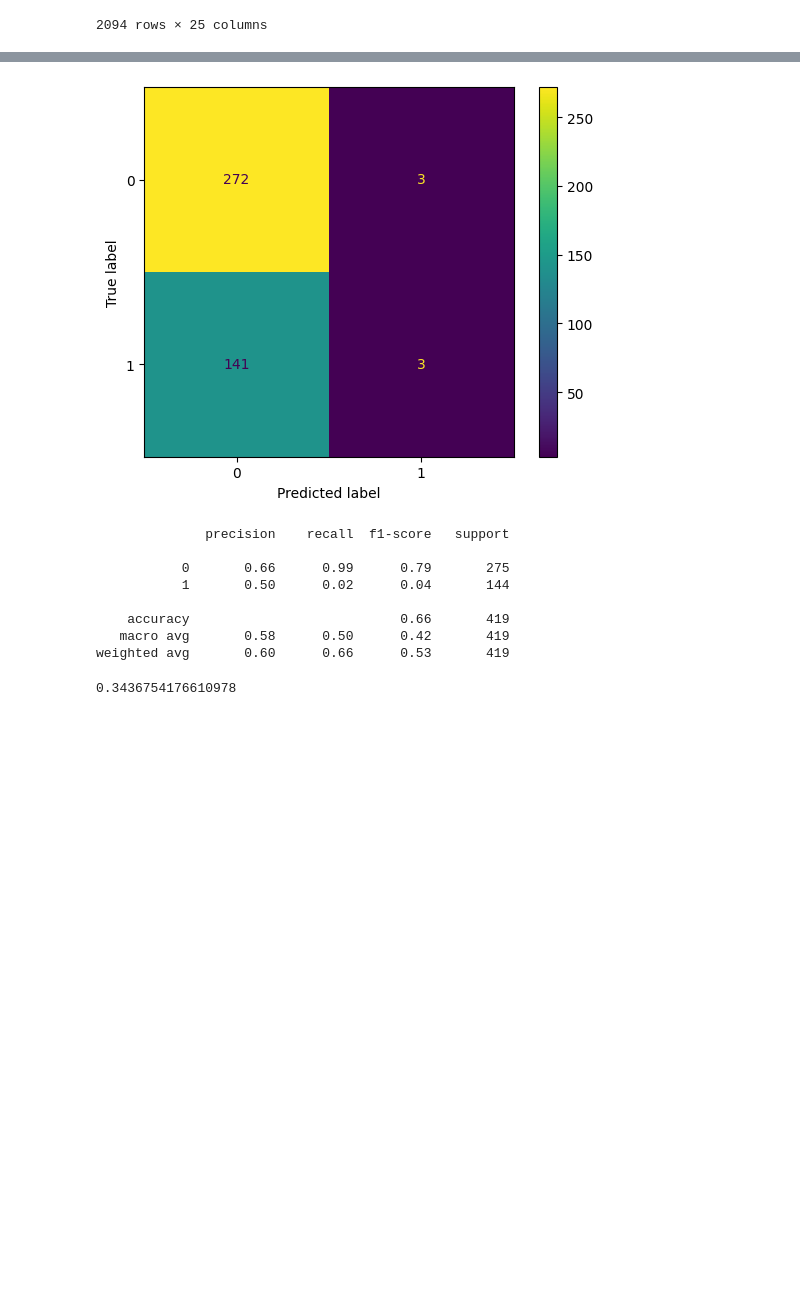
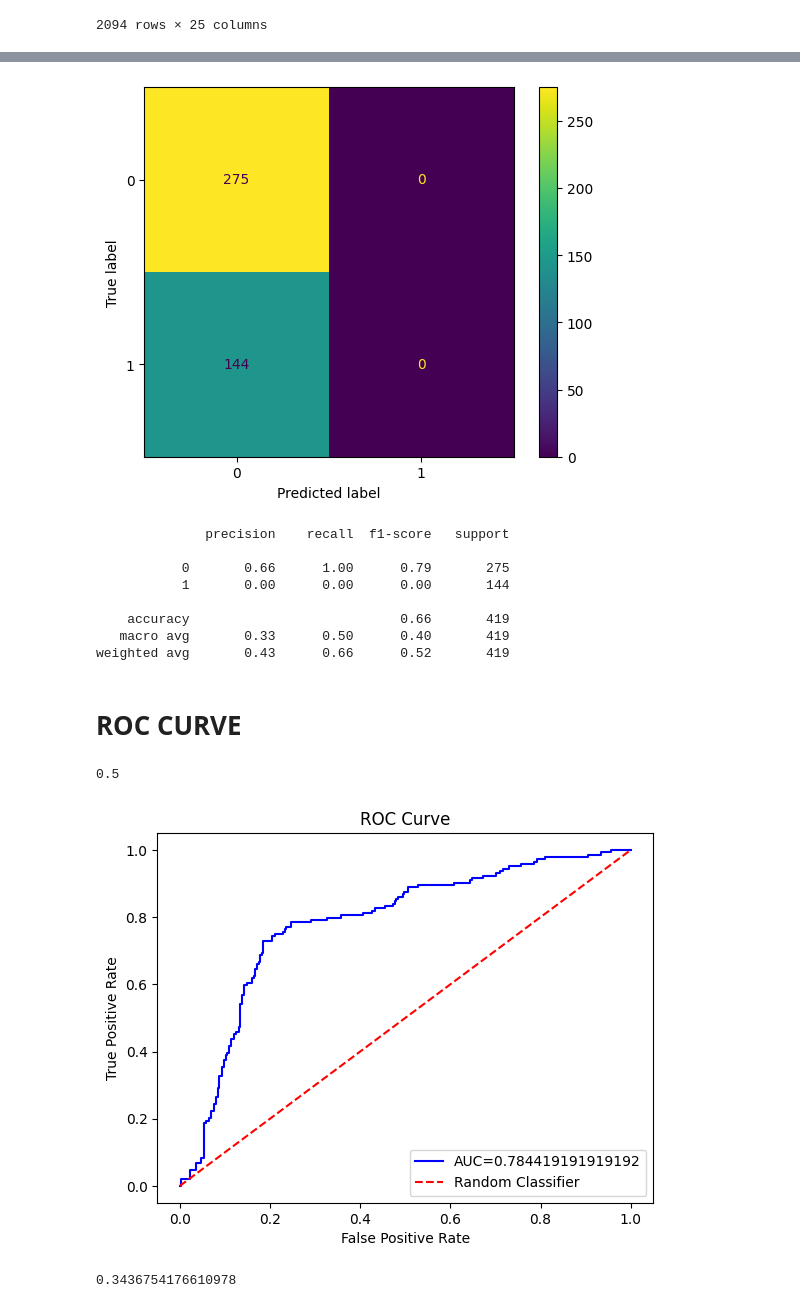
Before and after one commit to AbdulHafidh-AI/INF540-KELOMPOK2-MACHINE_LEARNING_PROJECT, a Jupyter notebook: LoanDefaultPrediction_01.ipynb, the cells around one changed output, grey strips where cells are left out. Cells and saved outputs as stored; diff of their text form; code cells hidden in the pictures; blank space fills up the shorter version.

Commit message:
feat: add ROC curve

```diff
--- a/LoanDefaultPrediction_01.ipynb
+++ b/LoanDefaultPrediction_01.ipynb
@@ -341,7 +349,7 @@ X_train, X_test, y_train, y_test = train_test_split(X, y, test_size=0.2, random_
 from sklearn.linear_model import LogisticRegression
 
 # membuat objek model
-model = LogisticRegression()
+model = LogisticRegression(random_state = 16, solver='liblinear' )
 
 # training model
 model.fit(X_train, y_train)
@@ -364,7 +374,7 @@ disp = ConfusionMatrixDisplay(confusion_matrix=cm, display_labels=model.classes_
 disp.plot()
 plt.show()
 # %% [output]
-[figure, old version]
+[figure, new version]
 # %%
 # Menampilkan classification report
 from sklearn.metrics import classification_report
@@ -373,12 +383,39 @@ print(classification_report(y_test, y_pred))
 # %% [output]
               precision    recall  f1-score   support
 
-           0       0.66      0.99      0.79       275
-           1       0.50      0.02      0.04       144
+           0       0.66      1.00      0.79       275
+           1       0.00      0.00      0.00       144
 
     accuracy                           0.66       419
-   macro avg       0.58      0.50      0.42       419
-weighted avg       0.60      0.66      0.53       419
+   macro avg       0.33      0.50      0.40       419
+weighted avg       0.43      0.66      0.52       419
+# %% [markdown]
+# ROC CURVE
+# %%
+# Menampilkan ROC AUC
+from sklearn.metrics import roc_auc_score
+
+roc_auc_score(y_test, y_pred)
+# %% [output]
+0.5
+# %%
+# Visualisasi ROC AUC
+from sklearn.metrics import plot_roc_curve, auc, roc_curve
+
+prob_estimates = model.predict_proba(X_test)
+fpr, tpr, thresholds = roc_curve(y_test, prob_estimates[:, 1])
+roc_auc = auc(fpr, tpr)
+
+plt.plot(fpr,tpr,'b', label=f'AUC={roc_auc}')
+plt.plot([0,1],[0,1],'r--', label='Random Classifier')
+
+plt.title('ROC Curve')
+plt.xlabel('False Positive Rate')
+plt.ylabel('True Positive Rate')
+plt.legend(loc='lower right')
+plt.show()
+# %% [output]
+[figure, added]
 # %%
 # Menghitung MSE
 from sklearn.metrics import mean_squared_error
```
Also changed, not shown: parts of 9 cells of this notebook.
